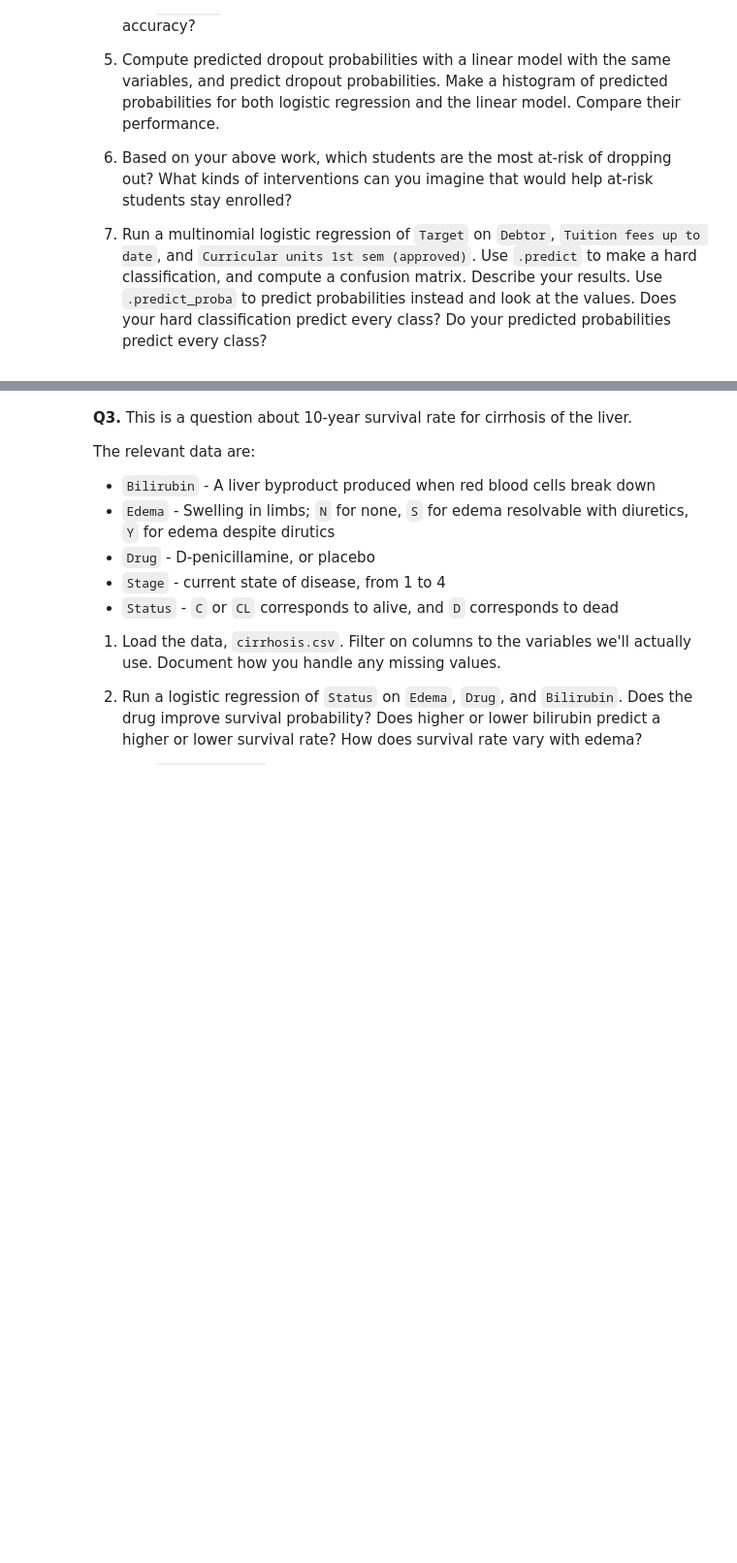
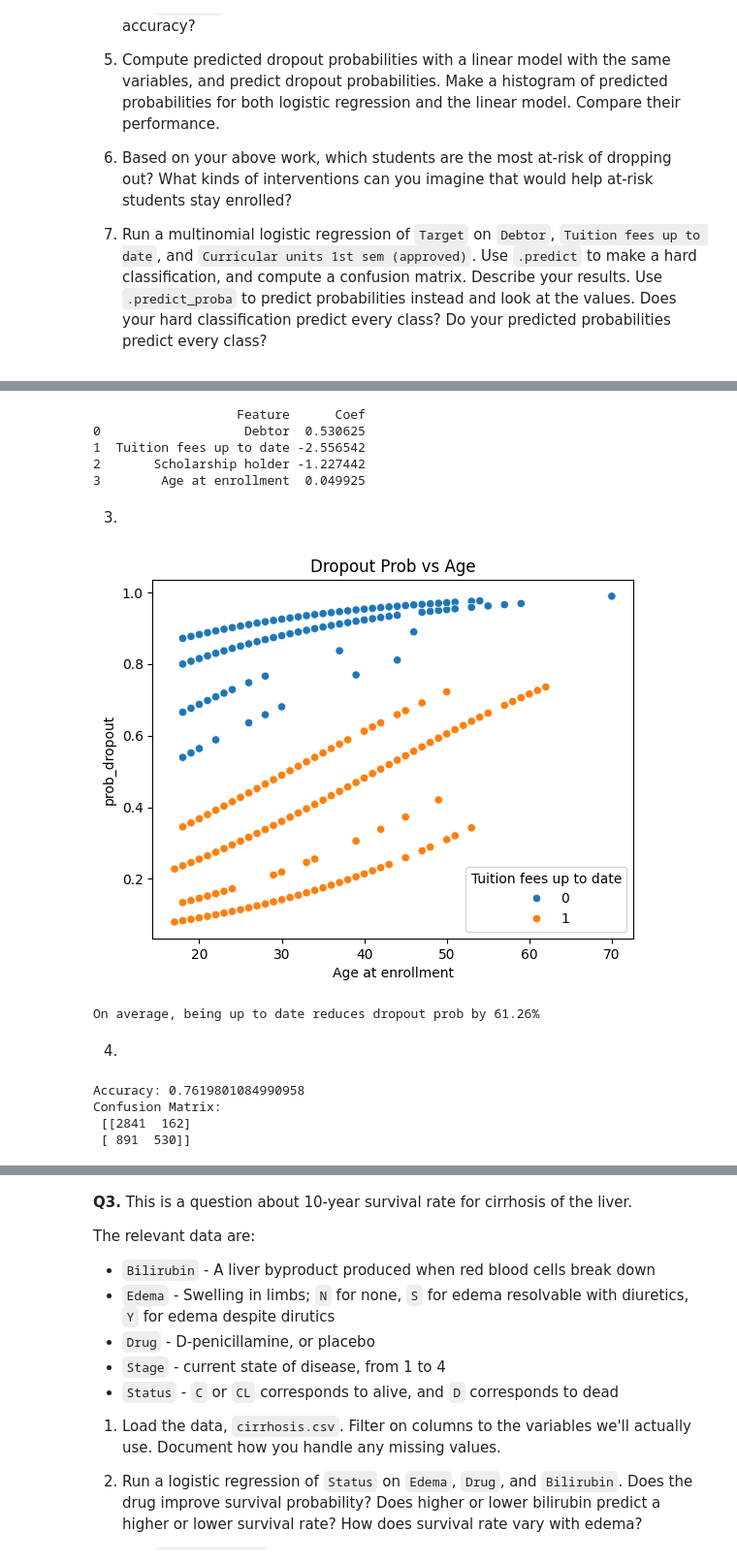
Before and after one commit to skang0812/undergrad_ml_assignments, a Jupyter notebook: 05_assignment_glm.ipynb, the cells around one changed output, grey strips where cells are left out. Shown at 97% size. Cells and saved outputs as stored; diff of their text form; code cells hidden in the pictures; blank space fills up the shorter version.

```diff
--- a/05_assignment_glm.ipynb
+++ b/05_assignment_glm.ipynb
@@ -42,0 +78,15 @@ The relevant variables are:
+# %%
+import pandas as pd
+import numpy as np
+
+#load with correct delimiter
+df = pd.read_csv('data.csv', sep=';')
+
+cols = ['Debtor', 'Tuition fees up to date', 'Scholarship holder',
+        'Age at enrollment', 'Target', 'Curricular units 1st sem (approved)']
+df = df[cols]
+
+df = df.dropna()
+
+#create binary target
+df['is_dropout'] = (df['Target'] == 'Dropout').astype(int)
@@ -42,0 +97,48 @@ The relevant variables are:
+# %%
+from sklearn.linear_model import LogisticRegression
+
+X = df[['Debtor', 'Tuition fees up to date', 'Scholarship holder', 'Age at enrollment']]
+y = df['is_dropout']
+
+model = LogisticRegression().fit(X, y)
+
+results = pd.DataFrame({'Feature': X.columns, 'Coef': model.coef_[0]})
+print(results)
+# %% [output]
+                   Feature      Coef
+0                   Debtor  0.530625
+1  Tuition fees up to date -2.556542
+2       Scholarship holder -1.227442
+3        Age at enrollment  0.049925
+# %% [markdown]
+3.
+# %%
+import seaborn as sns
+import matplotlib.pyplot as plt
+
+df['prob_dropout'] = model.predict_proba(X)[:, 1]
+
+sns.scatterplot(data=df, x='Age at enrollment', y='prob_dropout', hue='Tuition fees up to date')
+plt.title('Dropout Prob vs Age')
+plt.show()
+
+#avg change calculation
+avg_diff = df[df['Tuition fees up to date'] == 0]['prob_dropout'].mean() - \
+           df[df['Tuition fees up to date'] == 1]['prob_dropout'].mean()
+print(f"On average, being up to date reduces dropout prob by {avg_diff:.2%}")
+# %% [output]
+[figure, added]
+On average, being up to date reduces dropout prob by 61.26%
+# %% [markdown]
+4.
+# %%
+from sklearn.metrics import confusion_matrix, accuracy_score
+
+y_pred = model.predict(X)
+print(f"Accuracy: {accuracy_score(y, y_pred)}")
+print("Confusion Matrix:\n", confusion_matrix(y, y_pred))
+# %% [output]
+Accuracy: 0.7619801084990958
+Confusion Matrix:
+ [[2841  162]
+ [ 891  530]]
```
Also changed, not shown: parts of 22 cells of this notebook.
